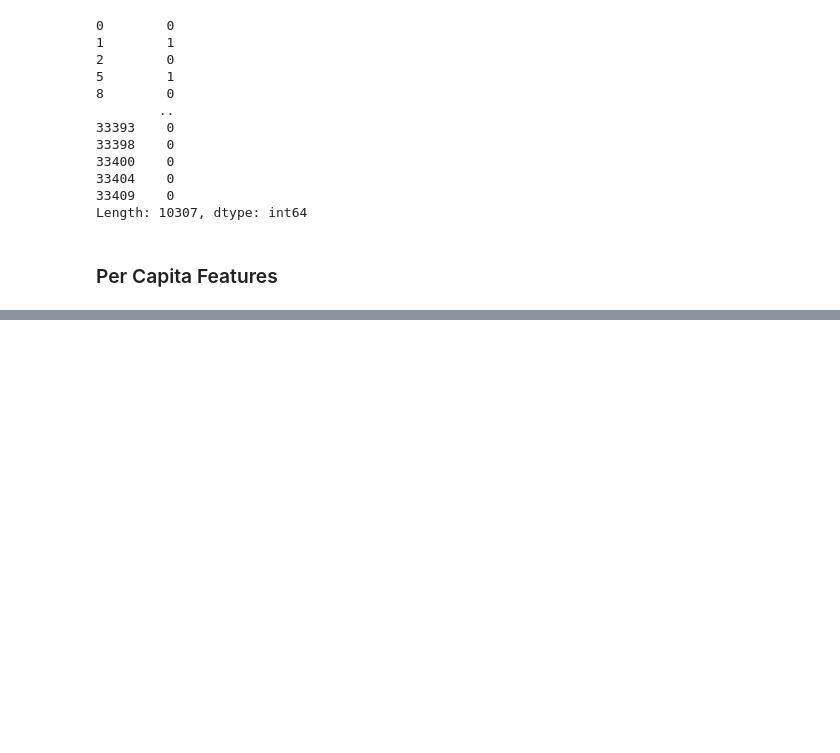
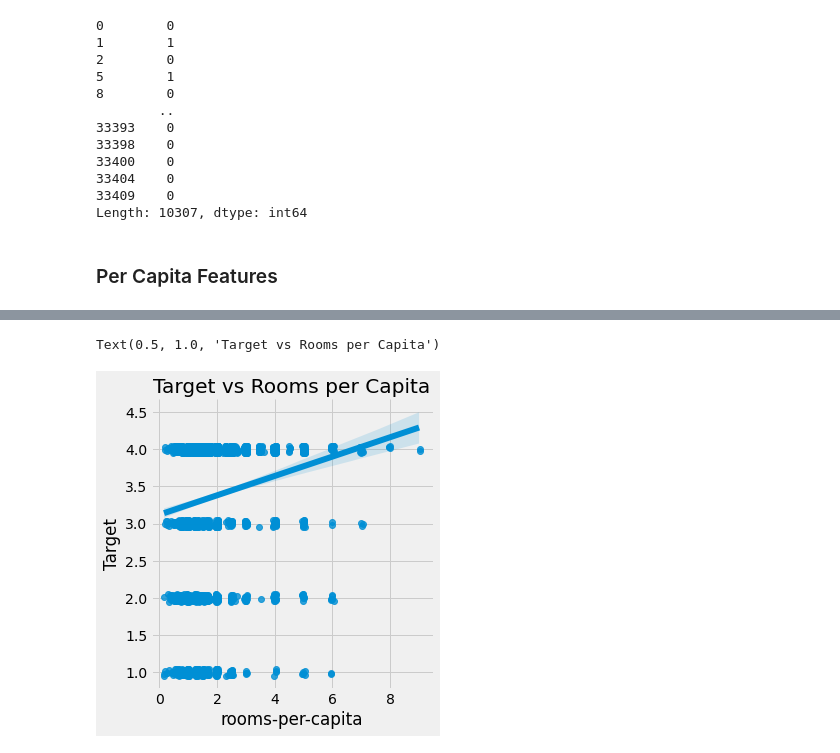
Before and after one commit to brandnewmin/kagglestudy, a Jupyter notebook: costa-rican-household-poverty-level-prediction-2.ipynb, the cells around one changed output, grey strips where cells are left out. Cells and saved outputs as stored; diff of their text form; code cells hidden in the pictures; blank space fills up the shorter version.

```diff
--- a/costa-rican-household-poverty-level-prediction-2.ipynb
+++ b/costa-rican-household-poverty-level-prediction-2.ipynb
@@ -767,0 +972,6 @@ Length: 10307, dtype: int64
+# %%
+sns.lmplot('rooms-per-capita','Target',fit_reg = True, data = train_heads, x_jitter = 0.05, y_jitter = 0.05)
+plt.title('Target vs Rooms per Capita')
+# %% [output]
+Text(0.5, 1.0, 'Target vs Rooms per Capita')
+[figure, added]
```
Also changed, not shown: parts of 27 cells of this notebook.
